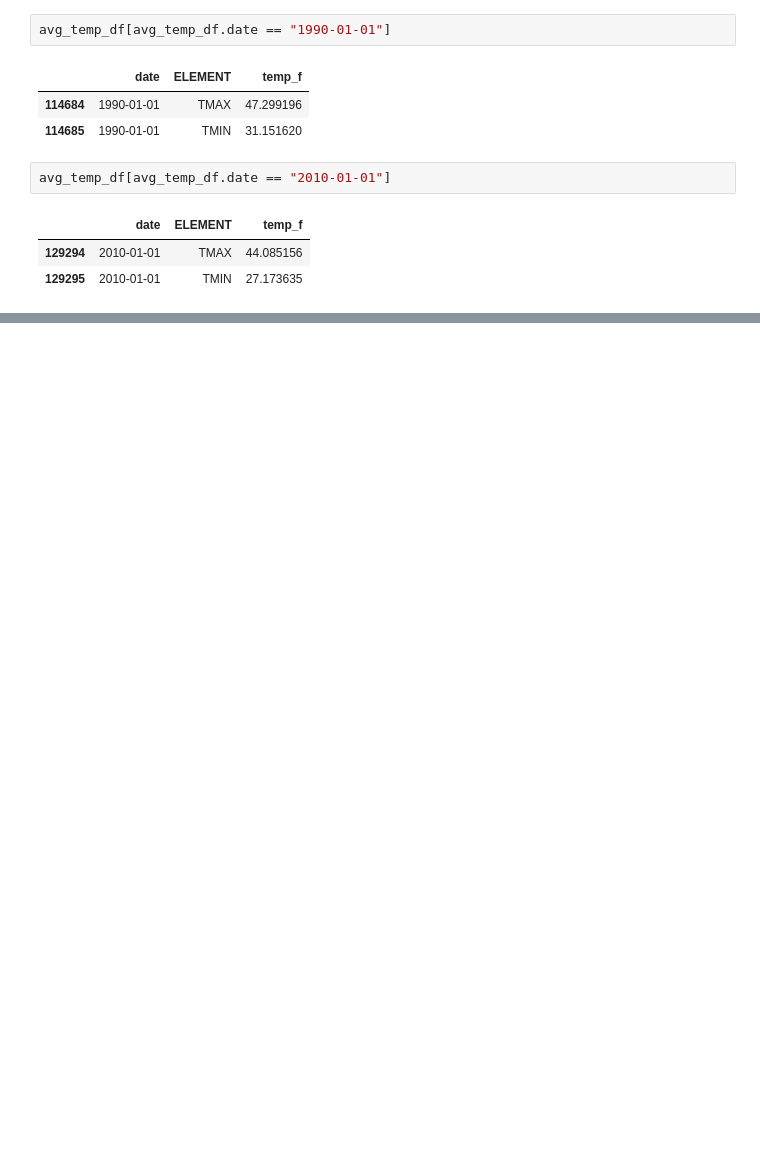
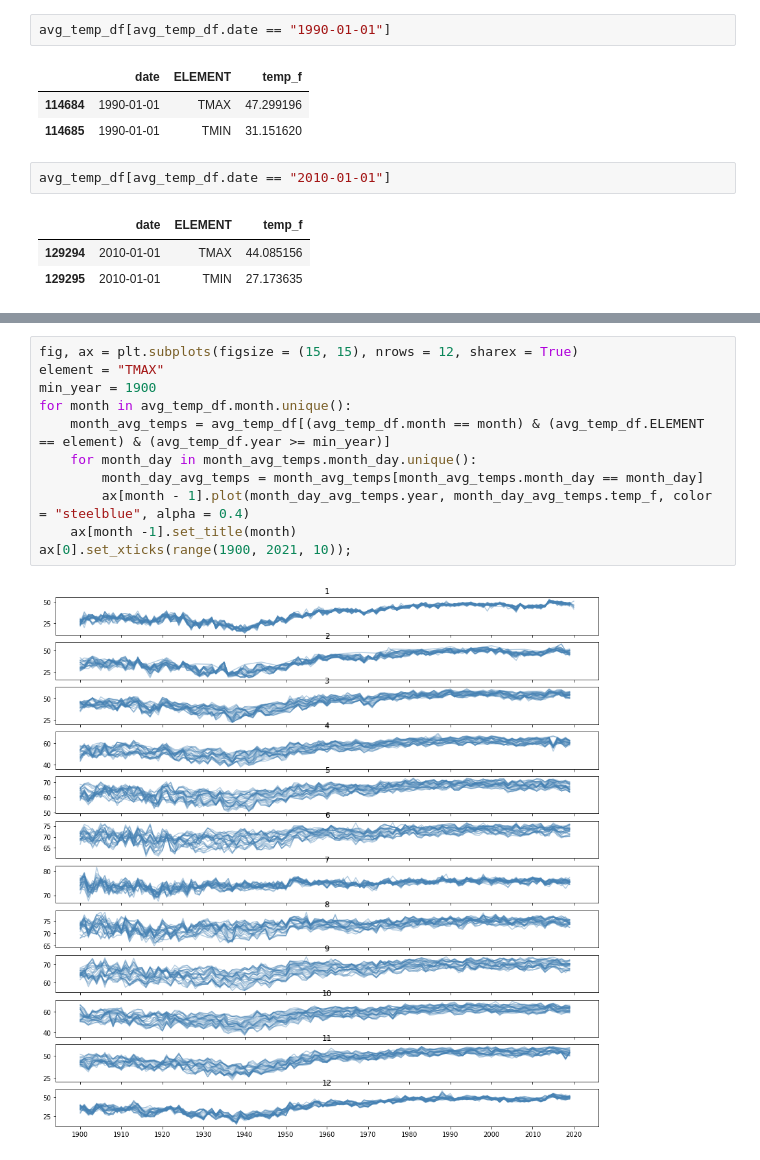
Before and after one commit to gautsi/climate, a Jupyter notebook: notebooks/ghcn_avg.ipynb, the cells around one changed output, grey strips where cells are left out. Saved outputs shown, nothing was run; the diff lists cells and outputs as text; blank space fills up the shorter version.

```diff
--- a/notebooks/ghcn_avg.ipynb
+++ b/notebooks/ghcn_avg.ipynb
@@ -79,0 +106,13 @@ for i in range(10):
+# %%
+fig, ax = plt.subplots(figsize = (15, 15), nrows = 12, sharex = True)
+element = "TMAX"
+min_year = 1900
+for month in avg_temp_df.month.unique():
+    month_avg_temps = avg_temp_df[(avg_temp_df.month == month) & (avg_temp_df.ELEMENT == element) & (avg_temp_df.year >= min_year)]
+    for month_day in month_avg_temps.month_day.unique():
+        month_day_avg_temps = month_avg_temps[month_avg_temps.month_day == month_day]
+        ax[month - 1].plot(month_day_avg_temps.year, month_day_avg_temps.temp_f, color = "steelblue", alpha = 0.4)
+    ax[month -1].set_title(month)
+ax[0].set_xticks(range(1900, 2021, 10));
+# %% [output]
+[figure, added]
```
Also changed, not shown: parts of 8 cells of this notebook, 1 other file.
